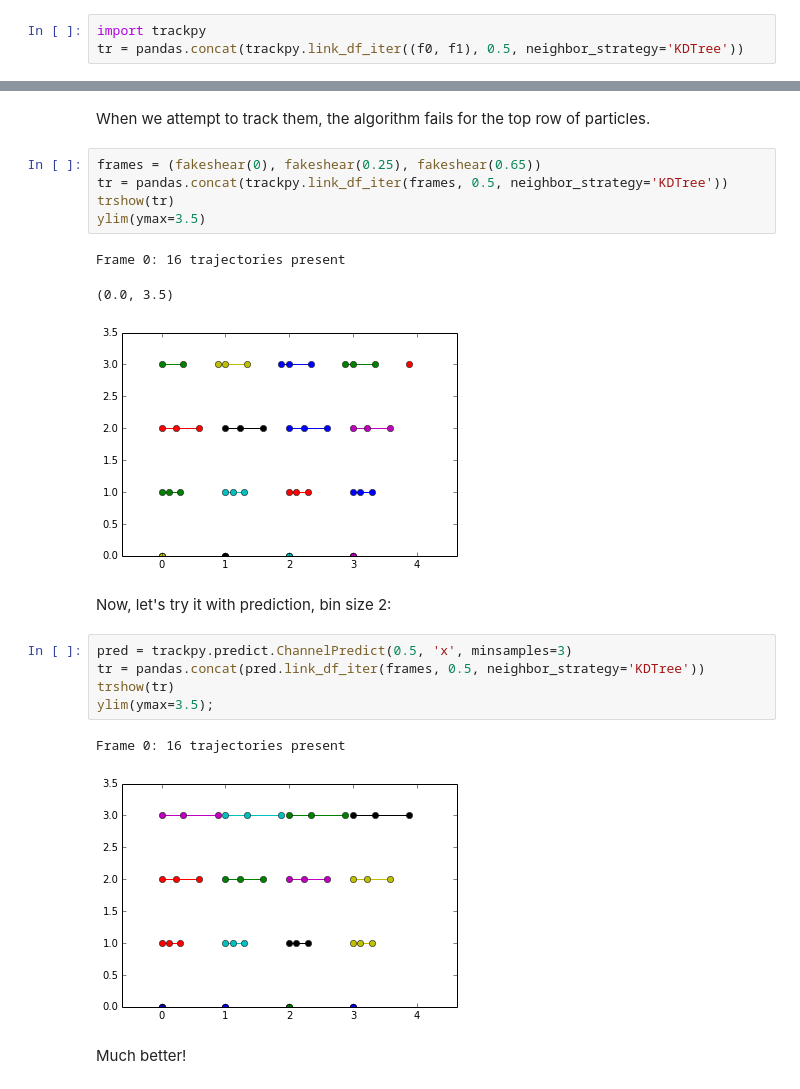
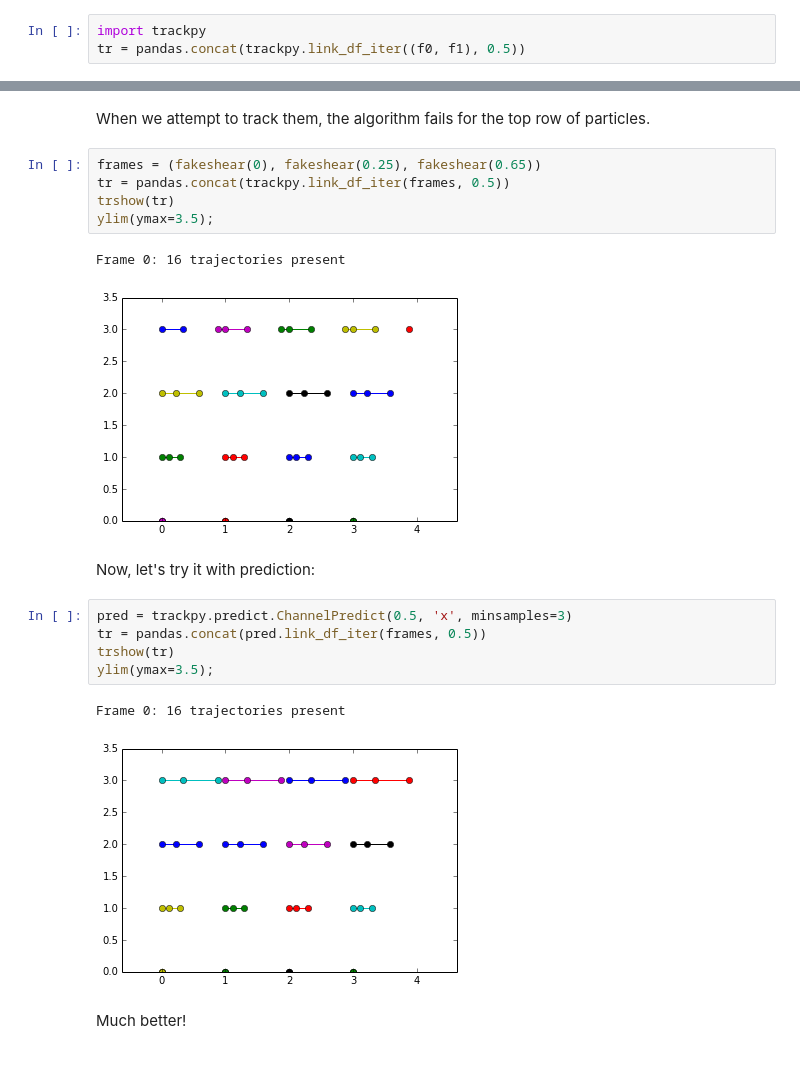
Before and after one commit to soft-matter/trackpy, a Jupyter notebook: examples/prediction.ipynb, the cells around one changed output, grey strips where cells are left out. Drawn from its saved outputs; the diff is of its cells as text.

```diff
--- a/examples/prediction.ipynb
+++ b/examples/prediction.ipynb
@@ -52,7 +52,7 @@ axis('equal'); ylim(ymax=3.5)
 Track and visualize.
 # %%
 import trackpy
-tr = pandas.concat(trackpy.link_df_iter((f0, f1), 0.5, neighbor_strategy='KDTree'))
+tr = pandas.concat(trackpy.link_df_iter((f0, f1), 0.5))
 # %% [output]
 Frame 0: 16 trajectories present
 # %%
@@ -139,22 +137,21 @@ def fakeshear(t=0, Nside=4):
 When we attempt to track them, the algorithm fails for the top row of particles.
 # %%
 frames = (fakeshear(0), fakeshear(0.25), fakeshear(0.65))
-tr = pandas.concat(trackpy.link_df_iter(frames, 0.5, neighbor_strategy='KDTree'))
+tr = pandas.concat(trackpy.link_df_iter(frames, 0.5))
 trshow(tr)
-ylim(ymax=3.5)
+ylim(ymax=3.5);
 # %% [output]
 Frame 0: 16 trajectories present
-(0.0, 3.5)
-[figure, old version]
+[figure, new version]
 # %% [markdown]
-Now, let's try it with prediction, bin size 2:
+Now, let's try it with prediction:
 # %%
 pred = trackpy.predict.ChannelPredict(0.5, 'x', minsamples=3)
-tr = pandas.concat(pred.link_df_iter(frames, 0.5, neighbor_strategy='KDTree'))
+tr = pandas.concat(pred.link_df_iter(frames, 0.5))
 trshow(tr)
 ylim(ymax=3.5);
 # %% [output]
 Frame 0: 16 trajectories present
-[figure, old version]
+[figure, new version]
 # %% [markdown]
 Much better!
```
Also changed, not shown: parts of 9 cells of this notebook.
